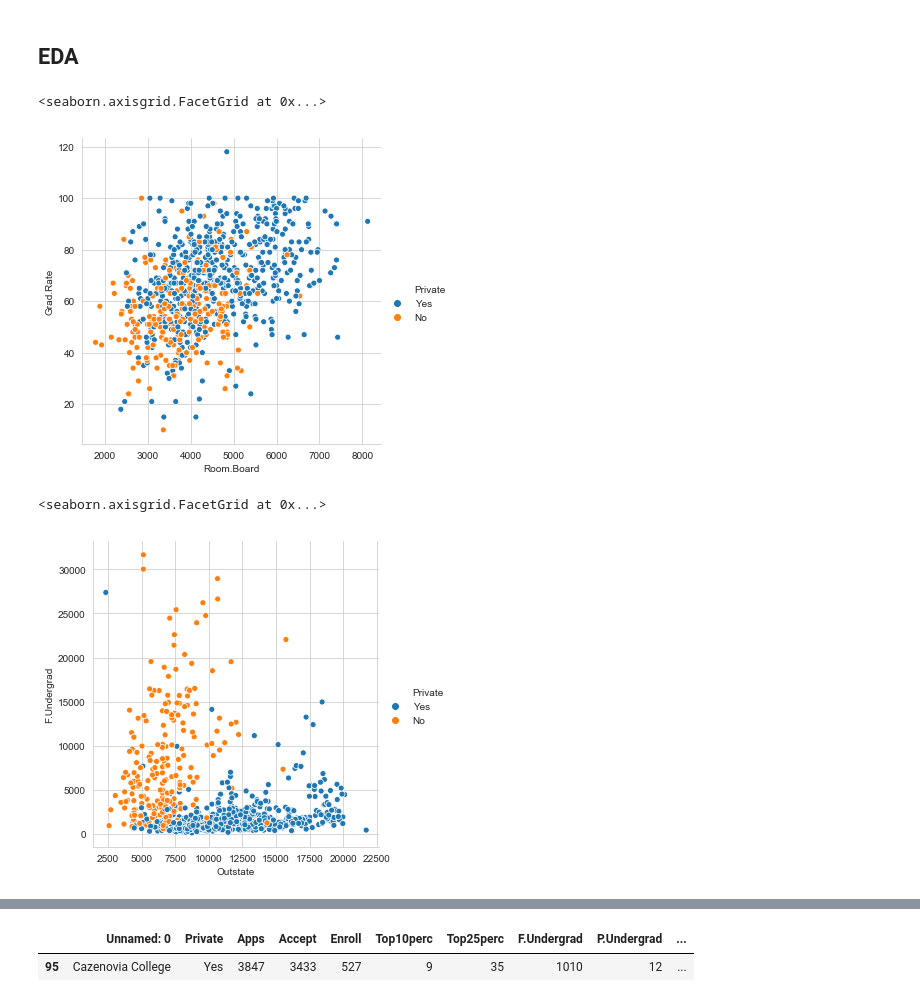
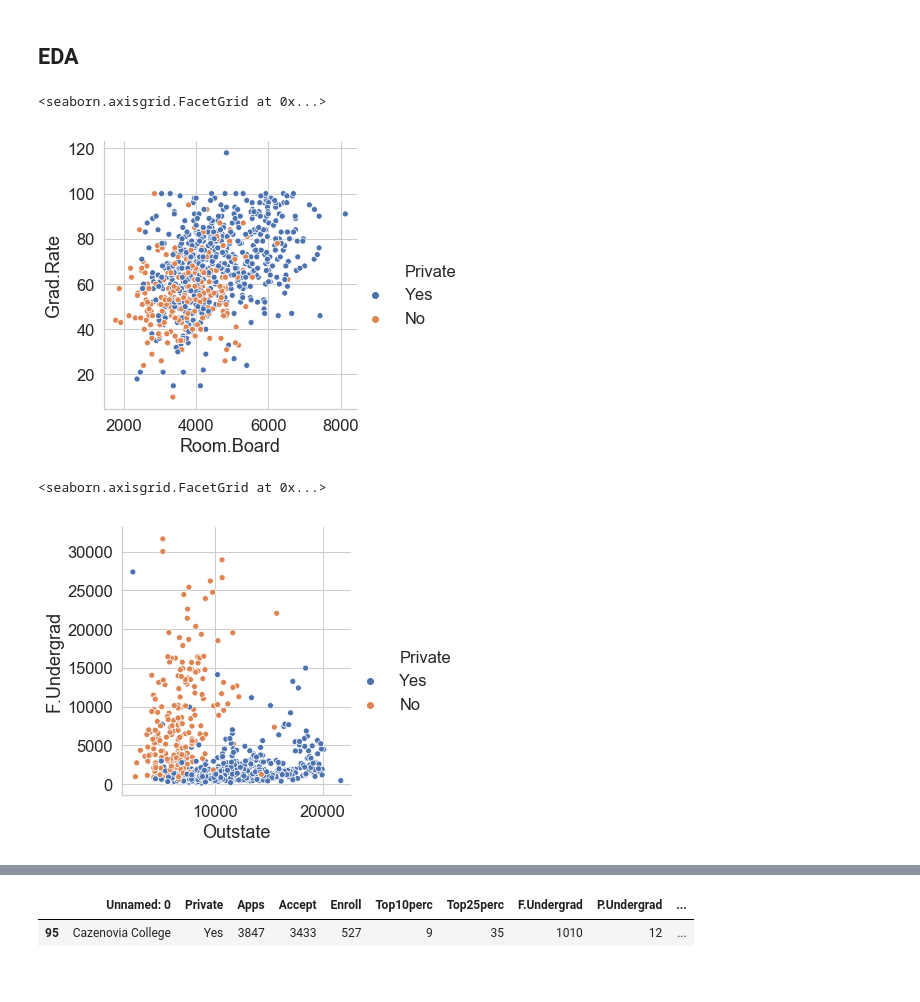
Before and after one commit to NinaPacifico/cluster-universities-into-public-or-private, a Jupyter notebook: K Means Clustering.ipynb, the cells around one changed output, grey strips where cells are left out. Cells and saved outputs as stored; diff of their text form; code cells hidden in the pictures.

```diff
--- a/K Means Clustering.ipynb
+++ b/K Means Clustering.ipynb
@@ -85,17 +85,18 @@ college_data.describe()
 # %% [markdown]
 ## EDA
 # %%
+sns.set(font_scale=1.5)
 sns.set_style('whitegrid')
 sns.relplot(x='Room.Board',y='Grad.Rate',data=college_data,hue='Private')
 # %% [output]
 <seaborn.axisgrid.FacetGrid at 0x...>
-[figure, old version]
+[figure, new version]
 # %%
 sns.set_style('whitegrid')
 sns.relplot(x='Outstate',y='F.Undergrad',data=college_data,hue='Private')
 # %% [output]
 <seaborn.axisgrid.FacetGrid at 0x...>
-[figure, old version]
+[figure, new version]
 # %%
 sns.set_style('darkgrid')
 g = sns.FacetGrid(college_data,hue="Private",palette='coolwarm',height=6,aspect=2)
```
Also changed, not shown: parts of 7 cells of this notebook.
